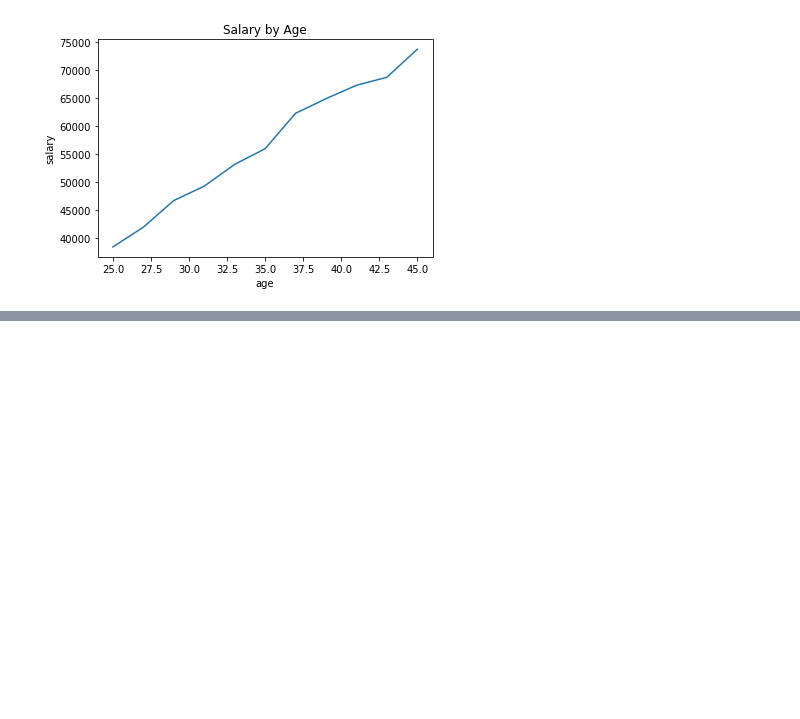
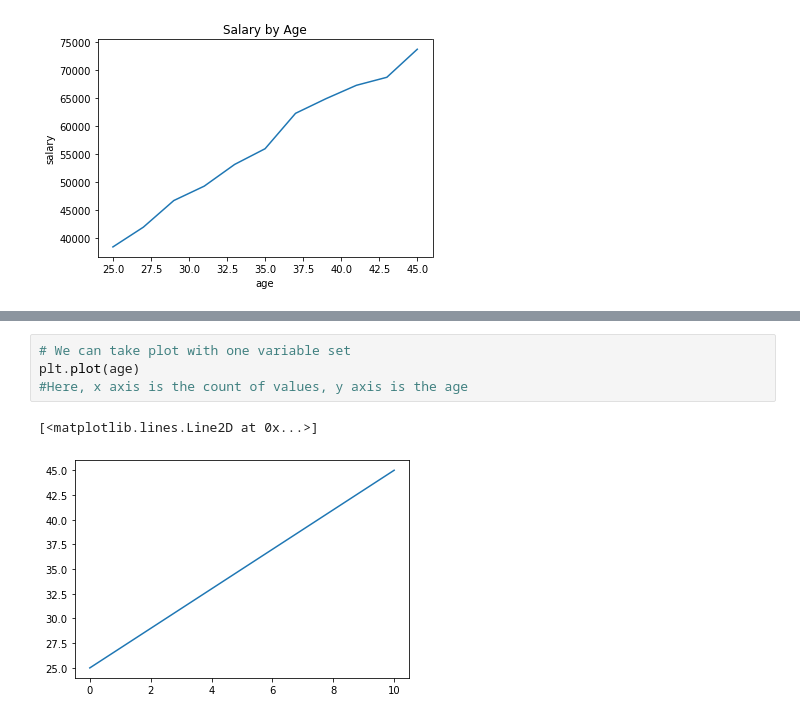
Before and after one commit to EnginKosure/Jupyter_nb, a Jupyter notebook: matplotlib_notebooks/data_visualization_1.ipynb, the cells around one changed output, grey strips where cells are left out. Saved outputs shown, nothing was run; the diff lists cells and outputs as text; blank space fills up the shorter version.

Commit message:
matplotlib recap

```diff
--- a/matplotlib_notebooks/data_visualization_1.ipynb
+++ b/matplotlib_notebooks/data_visualization_1.ipynb
@@ -28,0 +52,7 @@ plt.show()
+# %%
+# We can take plot with one variable set
+plt.plot(age)
+#Here, x axis is the count of values, y axis is the age
+# %% [output]
+[<matplotlib.lines.Line2D at 0x...>]
+[figure, added]
```
Also changed, not shown: parts of 8 cells of this notebook.
